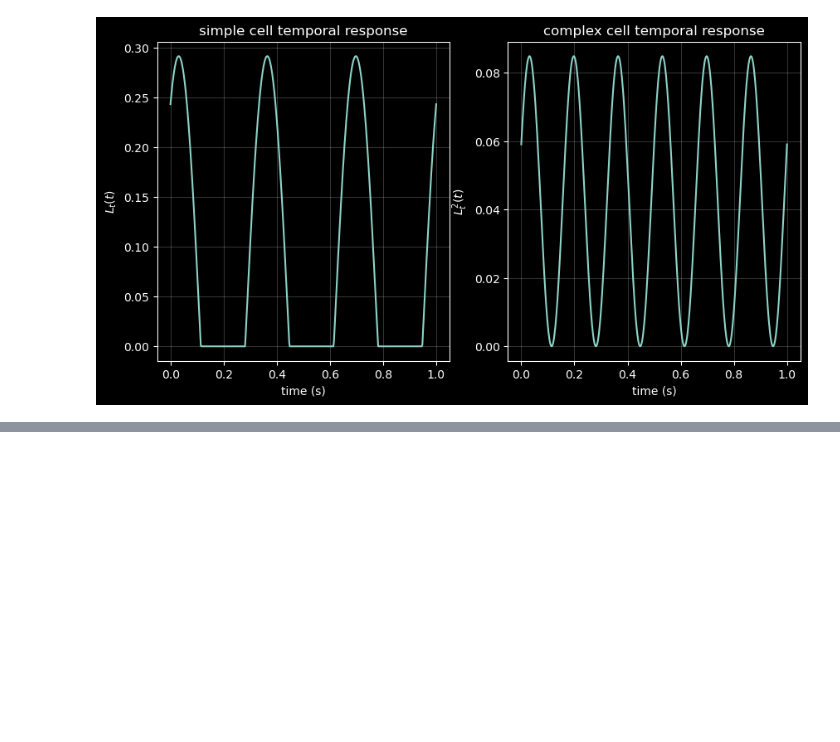
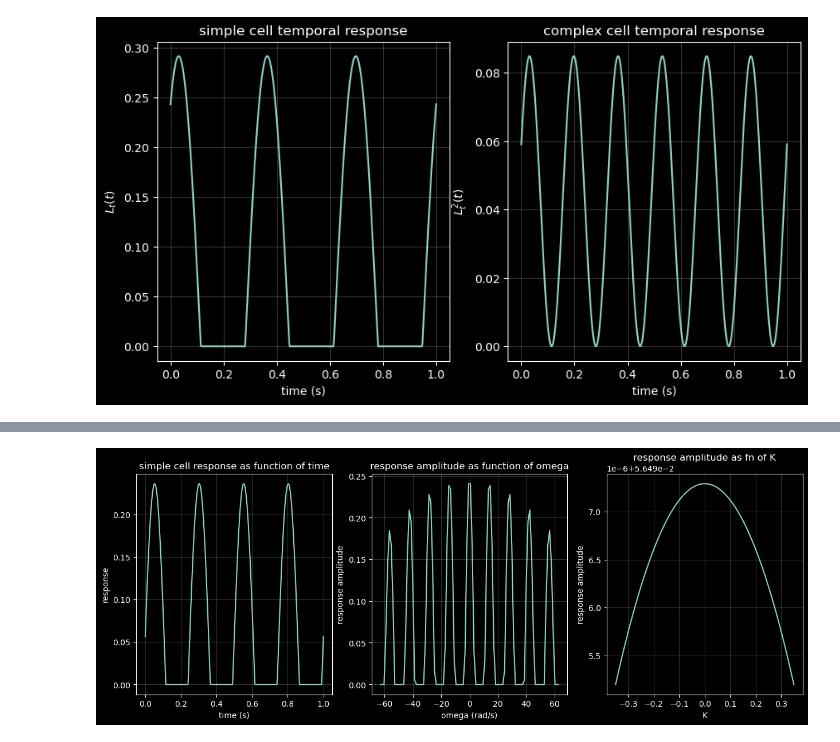
Before and after one commit to polsen99/theoretical_neuroscience, a Jupyter notebook: ch2.ipynb, the cells around one changed output, grey strips where cells are left out. Cells and saved outputs as stored; diff of their text form; code cells hidden in the pictures; blank space fills up the shorter version.

```diff
--- a/ch2.ipynb
+++ b/ch2.ipynb
@@ -688,0 +732,30 @@ ax[1].grid(True, alpha=0.2)
+# %%
+t_vals = np.linspace(0, 1, 500)
+l_vals = [max(compute_ls(t, omega), 0) for t in t_vals]
+# %%
+omega_vals = np.linspace(-20*np.pi, 20*np.pi, 100)
+omega_response = [max(compute_ls(0.5, omega), 0) for omega in omega_vals]
+
+k_vals = np.linspace(-10*k, 10*k, 100)
+k_response = [max(compute_ls(0.5, omega, K), 0) for K in k_vals]
+# %%
+fig, ax = plt.subplots(1, 3, figsize=(15, 5))
+ax[0].plot(t_vals, l_vals)
+ax[0].set_title('simple cell response as function of time')
+ax[0].set_xlabel('time (s)')
+ax[0].set_ylabel('response')
+ax[0].grid(True, alpha=0.2)
+
+ax[1].plot(omega_vals, omega_response)
+ax[1].set_title('response amplitude as function of omega')
+ax[1].set_xlabel('omega (rad/s)')
+ax[1].set_ylabel('response amplitude')
+ax[1].grid(True, alpha=0.2)
+
+ax[2].plot(k_vals, k_response)
+ax[2].set_title('response amplitude as fn of K')
+ax[2].set_xlabel('K')
+ax[2].set_ylabel('response amplitude')
+ax[2].grid(True, alpha=0.2)
+# %% [output]
+[figure, added]
```
Also changed, not shown: parts of 3 cells of this notebook.
